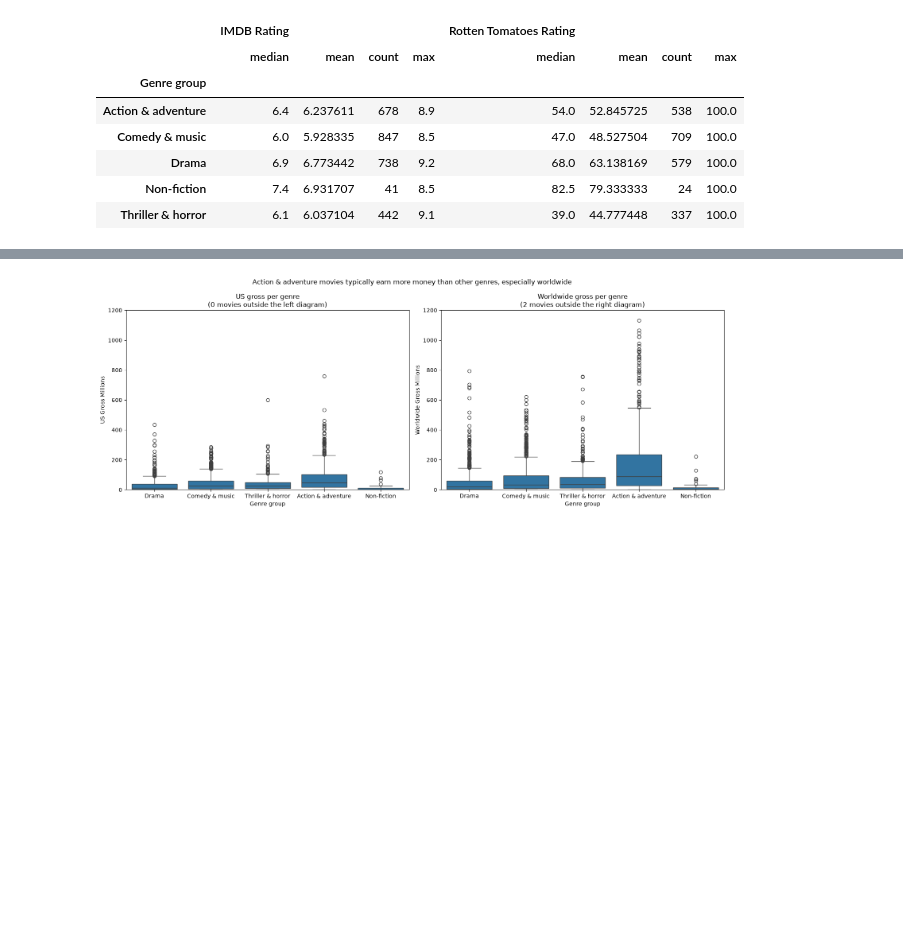
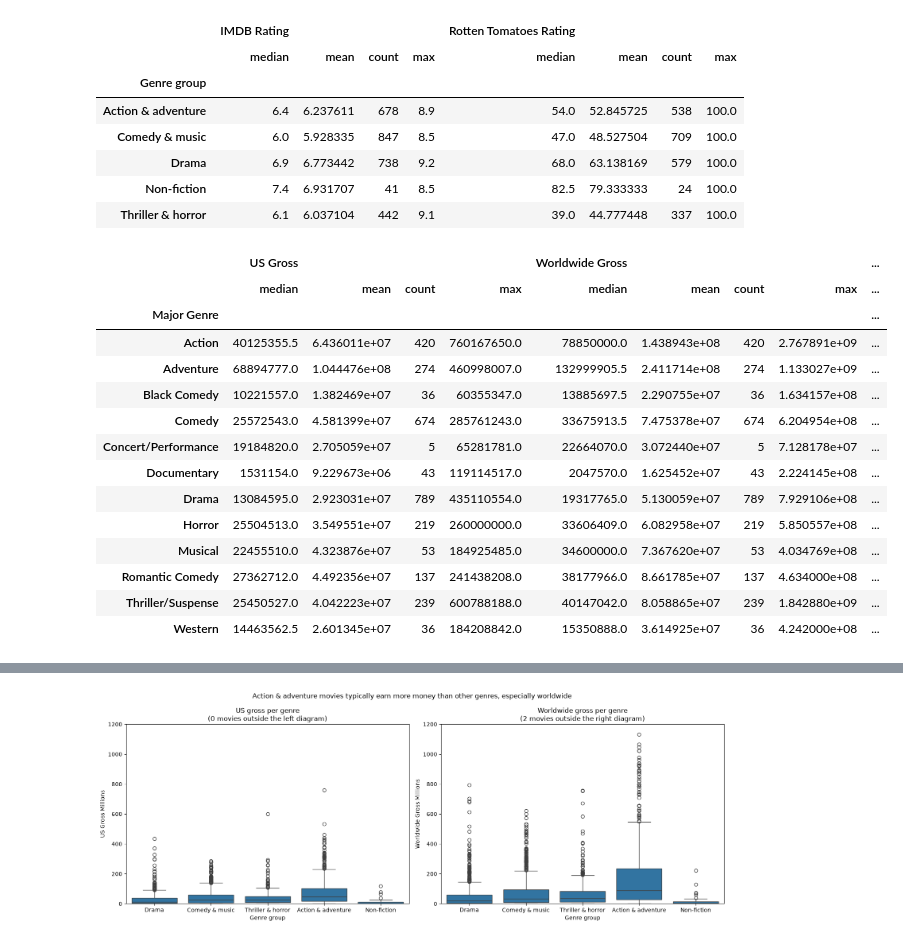
Before and after one commit to lindqv/python-course, a Jupyter notebook: data_analysis_visualisation/project/project.ipynb, the cells around one changed output, grey strips where cells are left out. Drawn from its saved outputs; the diff is of its cells as text; code cells hidden in the pictures; blank space fills up the shorter version.

Commit message:
Add group by statements for all genres, not just genre groups

```diff
--- a/data_analysis_visualisation/project/project.ipynb
+++ b/data_analysis_visualisation/project/project.ipynb
@@ -521,3 +521,21 @@ movies.groupby("Genre group")[["IMDB Rating", "Rotten Tomatoes Rating"]].agg(["m
 | Drama | 6.9 | 6.773442 | 738 | 9.2 | 68.0 | 63.138169 | 579 | 100.0 |
 | Non-fiction | 7.4 | 6.931707 | 41 | 8.5 | 82.5 | 79.333333 | 24 | 100.0 |
 | Thriller & horror | 6.1 | 6.037104 | 442 | 9.1 | 39.0 | 44.777448 | 337 | 100.0 |
+# %%
+movies.groupby("Major Genre")[["US Gross", "Worldwide Gross", "Production Budget"]].agg(["median", "mean", "count", "max"])
+# %% [output]
+|  | US Gross |  |  |  | Worldwide Gross |  |  |  | ... |
+|  | median | mean | count | max | median | mean | count | max | ... |
+| Major Genre |  |  |  |  |  |  |  |  | ... |
+| Action | 40125355.5 | 6.436011e+07 | 420 | 760167650.0 | 78850000.0 | 1.438943e+08 | 420 | 2.767891e+09 | ... |
+| Adventure | 68894777.0 | 1.044476e+08 | 274 | 460998007.0 | 132999905.5 | 2.411714e+08 | 274 | 1.133027e+09 | ... |
+| Black Comedy | 10221557.0 | 1.382469e+07 | 36 | 60355347.0 | 13885697.5 | 2.290755e+07 | 36 | 1.634157e+08 | ... |
+| Comedy | 25572543.0 | 4.581399e+07 | 674 | 285761243.0 | 33675913.5 | 7.475378e+07 | 674 | 6.204954e+08 | ... |
+| Concert/Performance | 19184820.0 | 2.705059e+07 | 5 | 65281781.0 | 22664070.0 | 3.072440e+07 | 5 | 7.128178e+07 | ... |
+| Documentary | 1531154.0 | 9.229673e+06 | 43 | 119114517.0 | 2047570.0 | 1.625452e+07 | 43 | 2.224145e+08 | ... |
+| Drama | 13084595.0 | 2.923031e+07 | 789 | 435110554.0 | 19317765.0 | 5.130059e+07 | 789 | 7.929106e+08 | ... |
+| Horror | 25504513.0 | 3.549551e+07 | 219 | 260000000.0 | 33606409.0 | 6.082958e+07 | 219 | 5.850557e+08 | ... |
+| Musical | 22455510.0 | 4.323876e+07 | 53 | 184925485.0 | 34600000.0 | 7.367620e+07 | 53 | 4.034769e+08 | ... |
+| Romantic Comedy | 27362712.0 | 4.492356e+07 | 137 | 241438208.0 | 38177966.0 | 8.661785e+07 | 137 | 4.634000e+08 | ... |
+| Thriller/Suspense | 25450527.0 | 4.042223e+07 | 239 | 600788188.0 | 40147042.0 | 8.058865e+07 | 239 | 1.842880e+09 | ... |
+| Western | 14463562.5 | 2.601345e+07 | 36 | 184208842.0 | 15350888.0 | 3.614925e+07 | 36 | 4.242000e+08 | ... |
```
Also changed, not shown: parts of 1 cell of this notebook.
